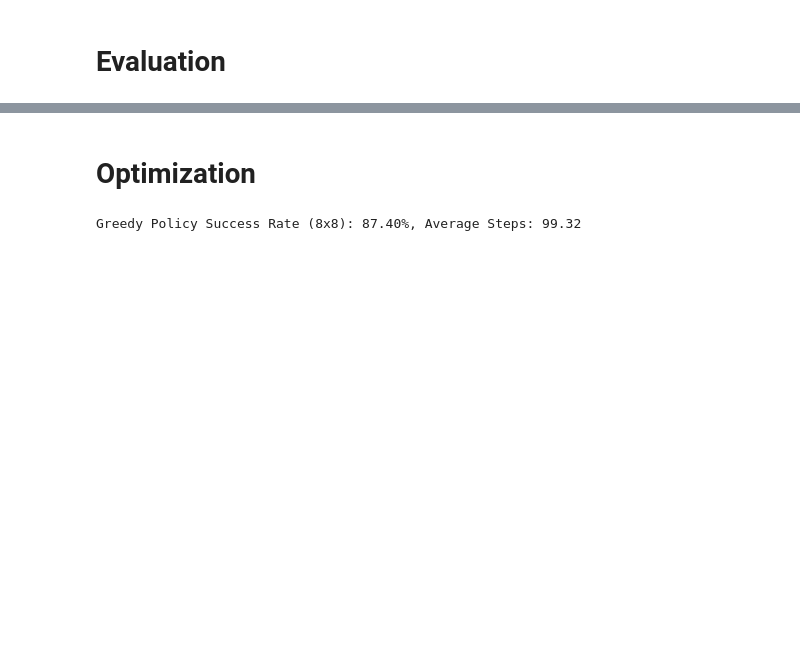
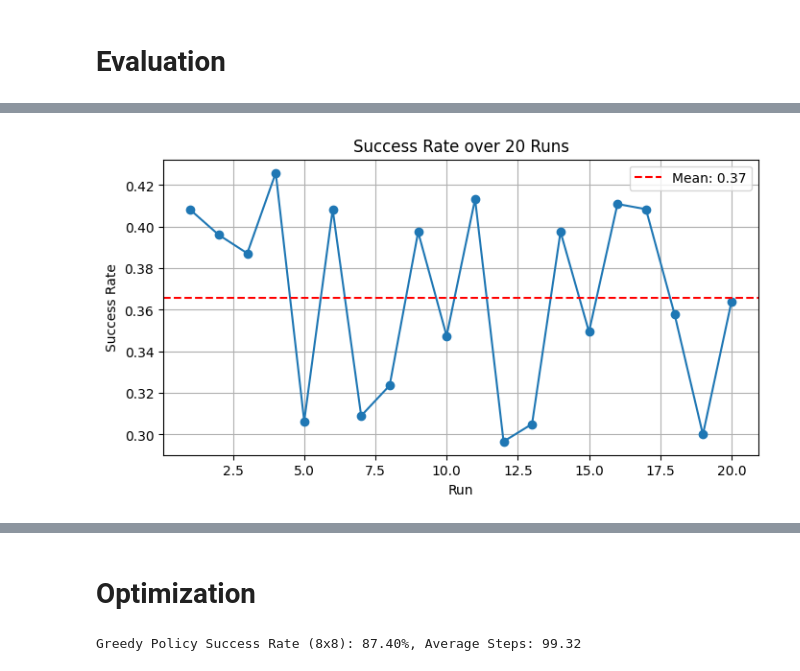
Before and after one commit to jofa016/ACIT4610---Final-Group-Project, a Jupyter notebook: R_f/Project_5/notebook/feature_engineering.ipynb, the cells around one changed output, grey strips where cells are left out. Cells and saved outputs as stored; diff of their text form; code cells hidden in the pictures; blank space fills up the shorter version.

```diff
--- a/R_f/Project_5/notebook/feature_engineering.ipynb
+++ b/R_f/Project_5/notebook/feature_engineering.ipynb
@@ -350,7 +339,7 @@ def q_learning_training(env: gym.Env, num_episodes: int, alpha: float, gamma: fl
 
 
         # check for convergence every 1000 episodes        '''
-        if (episode + 1) % 200 == 0 and early_stopping:
+        if (episode + 1) % 100 == 0 and early_stopping:
             '''check if success rate is stable over the last 3 windows'''
             recent_success_rate = np.mean(success_flags[-1000:])
             previous_success_rate = np.mean(success_flags[-2000:-1000])
@@ -361,23 +350,9 @@ def q_learning_training(env: gym.Env, num_episodes: int, alpha: float, gamma: fl
                 stable_counter = 0
 
             if stable_counter >= 5:
-                print(f"Convergence reached at episode {episode + 1}.")
                 break
 
 
+
+
     return Q, rewards, success_flags, total_steps, episode + 1
-# %%
-# train the robot using Q-learning
-Q, rewards, success_flags, total_steps, episode = q_learning_training( env, num_episodes=100000,
-                                                alpha=0.8,
-                                                gamma=0.99,
-                                                epsilon=1.0,
-                                                epsilon_min=0.01,
-                                                epsilon_decay=0.999,
-                                                visualize=False,
-                                                epsilon_scheduling_type='normal')
-
-# evaluate the trained robot
-print(f"Success rate: {np.mean(success_flags)*100:.2f}%")
-# print the number of episodes taken to converge
-print(f"Number of episodes to converge: {episode}")
@@ -519,0 +362,61 @@ Final Cumulative Reward (4x4 map): 13474.00
+# %%
+'''in order to make sure that the result is not just lack we are going to train the model 20 times and compare the results'''
+success_rates = []
+total_steps_list = []
+episodes_run_list = []
+
+for i in range(20):
+    env = get_env("FrozenLake-v1", "4x4", True, "rgb_array", max_episode_steps=100)
+    Q, rewards, success_flags, total_steps, episodes_run = q_learning_training(
+        env,
+        num_episodes=50000,
+        alpha=0.8,
+        gamma=0.99,
+        epsilon=1.0,
+        epsilon_min=0.01,
+        epsilon_decay=0.999,
+        visualize=False,
+        epsilon_scheduling_type='normal',
+        early_stopping=True
+    )
+
+    success_rates.append(np.mean(success_flags))
+    total_steps_list.append(np.mean(total_steps))
+    episodes_run_list.append(episodes_run)
+
+runs = range(1, 21)
+
+# --- Plot 1: Success Rate ---
+plt.figure(figsize=(8, 4))
+plt.plot(runs, success_rates, marker='o', color='tab:blue')
+plt.xlabel('Run')
+plt.axhline(y=np.mean(success_rates), color='r', linestyle='--', label=f'Mean: {np.mean(success_rates):.2f}')
+plt.ylabel('Success Rate')
+plt.title('Success Rate over 20 Runs')
+plt.grid(True)
+plt.legend()
+plt.show()
+
+# --- Plot 2: Total Steps ---
+plt.figure(figsize=(8, 4))
+plt.plot(runs, total_steps_list, marker='s', color='tab:green')
+plt.xlabel('Run')
+plt.axhline(y=np.mean(total_steps_list), color='r', linestyle='--', label=f'Mean: {np.mean(total_steps_list):.2f}')
+plt.ylabel('Total Steps')
+plt.title('Total Steps over 20 Runs')
+plt.grid(True)
+plt.legend()
+plt.show()
+
+# --- Plot 3: Episodes Run ---
+plt.figure(figsize=(8, 4))
+plt.plot(runs, episodes_run_list, marker='^', color='tab:red')
+plt.xlabel('Run')
+plt.axhline(y=np.mean(episodes_run_list), color='r', linestyle='--', label=f'Mean: {np.mean(episodes_run_list):.2f}')
+plt.ylabel('Episodes Run')
+plt.title('Episodes Run over 20 Runs')
+plt.grid(True)
+plt.legend()
+plt.show()
+# %% [output]
+[figure, added]
```
Also changed, not shown: parts of 18 cells of this notebook.
